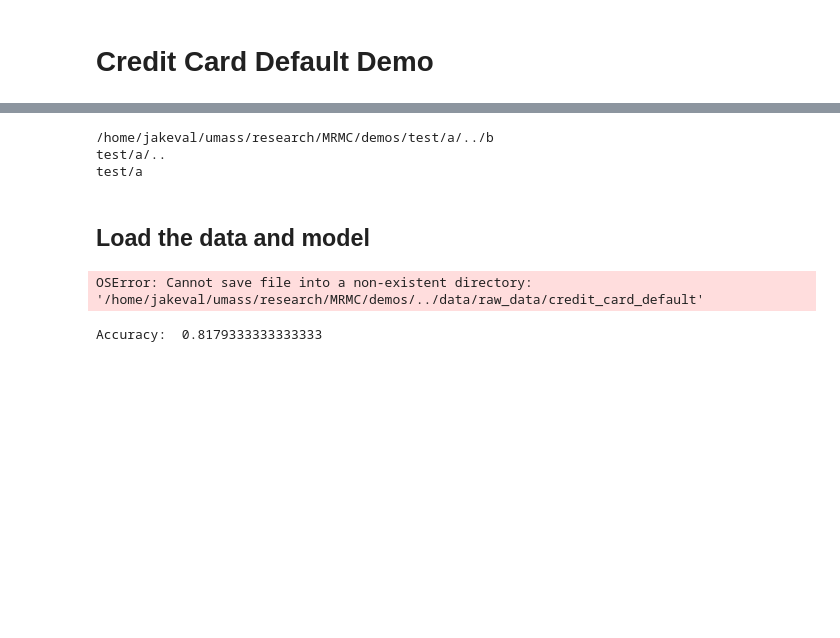
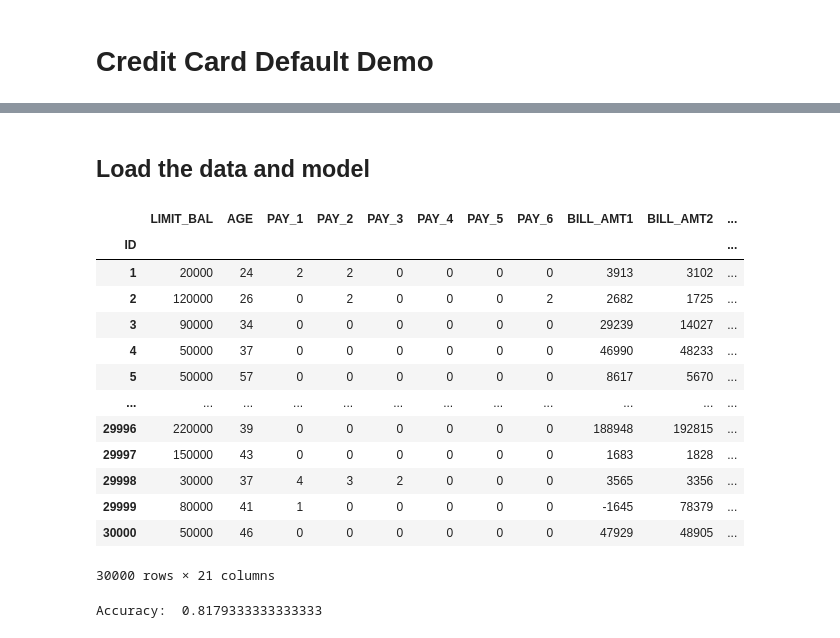
Before and after one commit to jakeval/MRMC, a Jupyter notebook: demos/credit_card_default_demo.ipynb, the cells around one changed output, grey strips where cells are left out. Saved outputs shown, nothing was run; the diff lists cells and outputs as text; code cells hidden in the pictures; blank space fills up the shorter version.

Commit message:
updated other files to use the DatasetInfo class

```diff
--- a/demos/credit_card_default_demo.ipynb
+++ b/demos/credit_card_default_demo.ipynb
@@ -23,23 +21,26 @@ from visualize.two_d_plots import Display2DPaths
 The autoreload extension is already loaded. To reload it, use:
   %reload_ext autoreload
-# %%
-import pathlib
-p = pathlib.Path('test/a/../b')
-print(p.absolute())
-print(p.parent)
-print(p.parent.parent)
-# %% [output]
-/home/jakeval/umass/research/MRMC/demos/test/a/../b
-test/a/..
-test/a
 # %% [markdown]
 ## Load the data and model
 # %%
-dataset = data_loader.load_credit_card_default_dataset()
-adapter = continuous_adapter.StandardizingAdapter()
+dataset, dataset_info = data_loader.load_data(data_loader.DatasetName.CREDIT_CARD_DEFAULT)
+adapter = continuous_adapter.StandardizingAdapter(label=dataset_info.label_name)
 dataset
 # %% [output]
+|  | LIMIT_BAL | AGE | PAY_1 | PAY_2 | PAY_3 | PAY_4 | PAY_5 | PAY_6 | BILL_AMT1 | BILL_AMT2 | ... |
+| ID |  |  |  |  |  |  |  |  |  |  | ... |
+| 1 | 20000 | 24 | 2 | 2 | 0 | 0 | 0 | 0 | 3913 | 3102 | ... |
+| 2 | 120000 | 26 | 0 | 2 | 0 | 0 | 0 | 2 | 2682 | 1725 | ... |
+| 3 | 90000 | 34 | 0 | 0 | 0 | 0 | 0 | 0 | 29239 | 14027 | ... |
+| 4 | 50000 | 37 | 0 | 0 | 0 | 0 | 0 | 0 | 46990 | 48233 | ... |
+| 5 | 50000 | 57 | 0 | 0 | 0 | 0 | 0 | 0 | 8617 | 5670 | ... |
+| ... | ... | ... | ... | ... | ... | ... | ... | ... | ... | ... | ... |
+| 29996 | 220000 | 39 | 0 | 0 | 0 | 0 | 0 | 0 | 188948 | 192815 | ... |
+| 29997 | 150000 | 43 | 0 | 0 | 0 | 0 | 0 | 0 | 1683 | 1828 | ... |
+| 29998 | 30000 | 37 | 4 | 3 | 2 | 0 | 0 | 0 | 3565 | 3356 | ... |
+| 29999 | 80000 | 41 | 1 | 0 | 0 | 0 | 0 | 0 | -1645 | 78379 | ... |
+| 30000 | 50000 | 46 | 0 | 0 | 0 | 0 | 0 | 0 | 47929 | 48905 | ... |
-OSError: Cannot save file into a non-existent directory: '/home/jakeval/umass/research/MRMC/demos/../data/raw_data/credit_card_default'
+30000 rows × 21 columns
 # %%
 X = adapter.transform(dataset.drop('Y', axis=1)).copy().to_numpy()
 y = dataset['Y'].copy().to_numpy()
```
Also changed, not shown: parts of 1 cell of this notebook, 2 other files.
